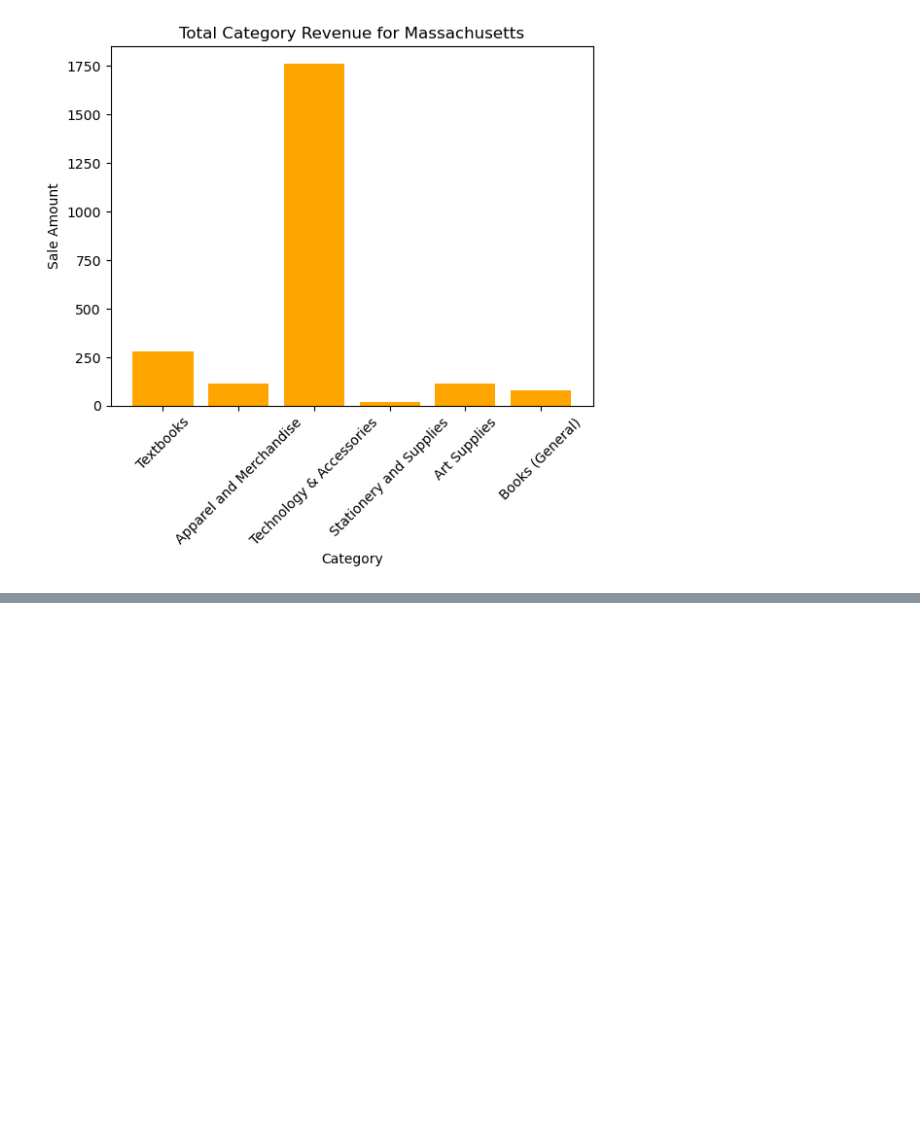
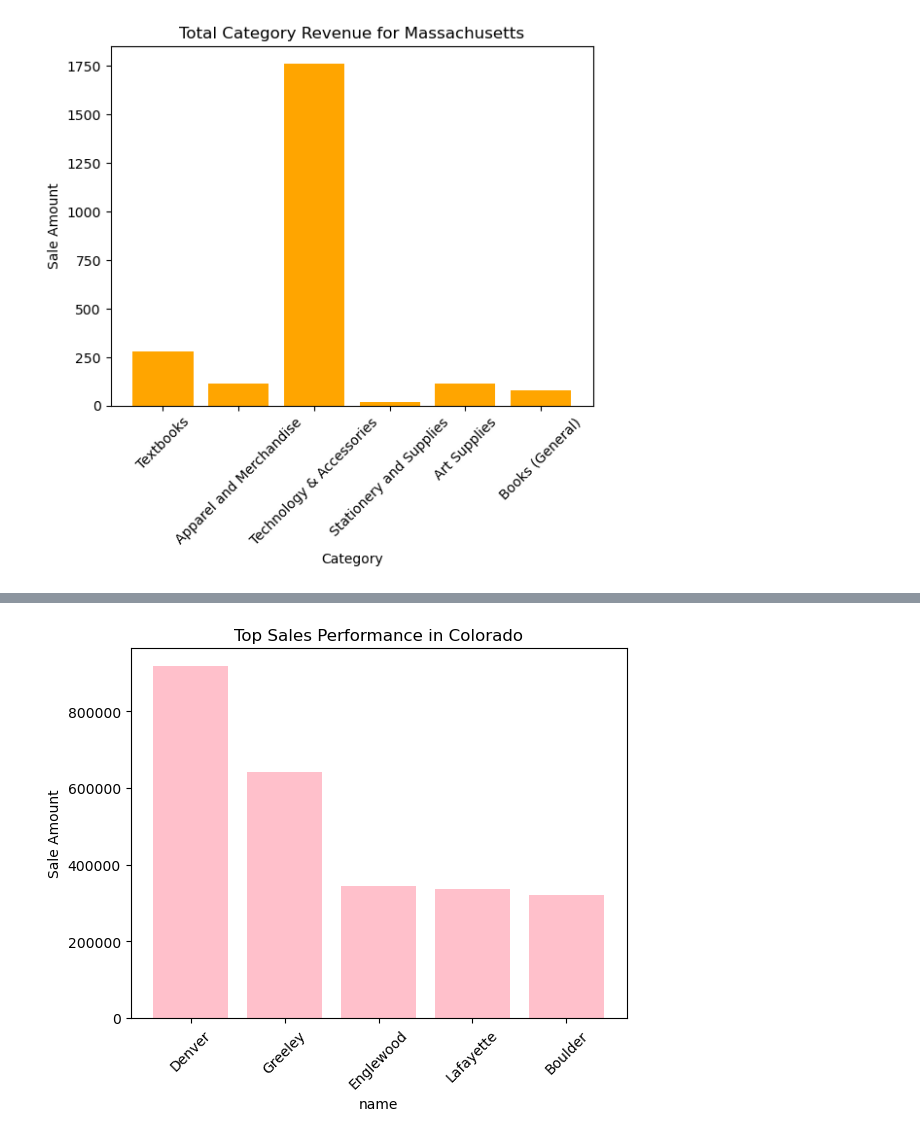
Before and after one commit to maiablack20/Capstone_3, a Jupyter notebook: Capstone_2/Black_sales_analysis.ipynb, the cells around one changed output, grey strips where cells are left out. Drawn from its saved outputs; the diff is of its cells as text; code cells hidden in the pictures; blank space fills up the shorter version.

```diff
--- a/Capstone_2/Black_sales_analysis.ipynb
+++ b/Capstone_2/Black_sales_analysis.ipynb
@@ -329,7 +329,8 @@ Massachusetts' Total Revenue by Month
 Name: Sale Amount, dtype: float64
 # %%
 ss_ranking1 = pd.DataFrame(merged1_dta.groupby('Store ID')['Sale Amount'].sum())
-ss_ranking1['Top Sales Performance'] = ss_ranking1.rank(ascending = False)
-ss_ranking1.sort_values('Top Sales Performance')
-print(f"Top Sales Performance by Store in Colorado: {ss_ranking1.sort_values('Top Sales Performance')}")
+ss1_ranking = ss_ranking1.merge(store_d, on = 'Store ID')
+ss1_ranking['Top Sales Performance'] = ss1_ranking['Sale Amount'].rank(ascending = False)
+ss1_ranking.sort_values('Top Sales Performance').head(5)
+print(f"Top Sales Performance by Store in Colorado: {ss1_ranking.sort_values('Top Sales Performance').head(5)}")
 # %% [output]
@@ -557,0 +516,9 @@ plt.show()
+# %%
+plt.bar(ss1_ranking.sort_values('Top Sales Performance').head(5)['Store Location'], ss1_ranking.sort_values(['Top Sales Performance']).head(5)['Sale Amount'], color = 'pink')
+plt.title('Top Sales Performance in Colorado')
+plt.xlabel('name')
+plt.ylabel('Sale Amount')
+plt.xticks(rotation = 45)
+plt.show()
+# %% [output]
+[figure, added]
```
Also changed, not shown: parts of 18 cells of this notebook, 23 other files.
